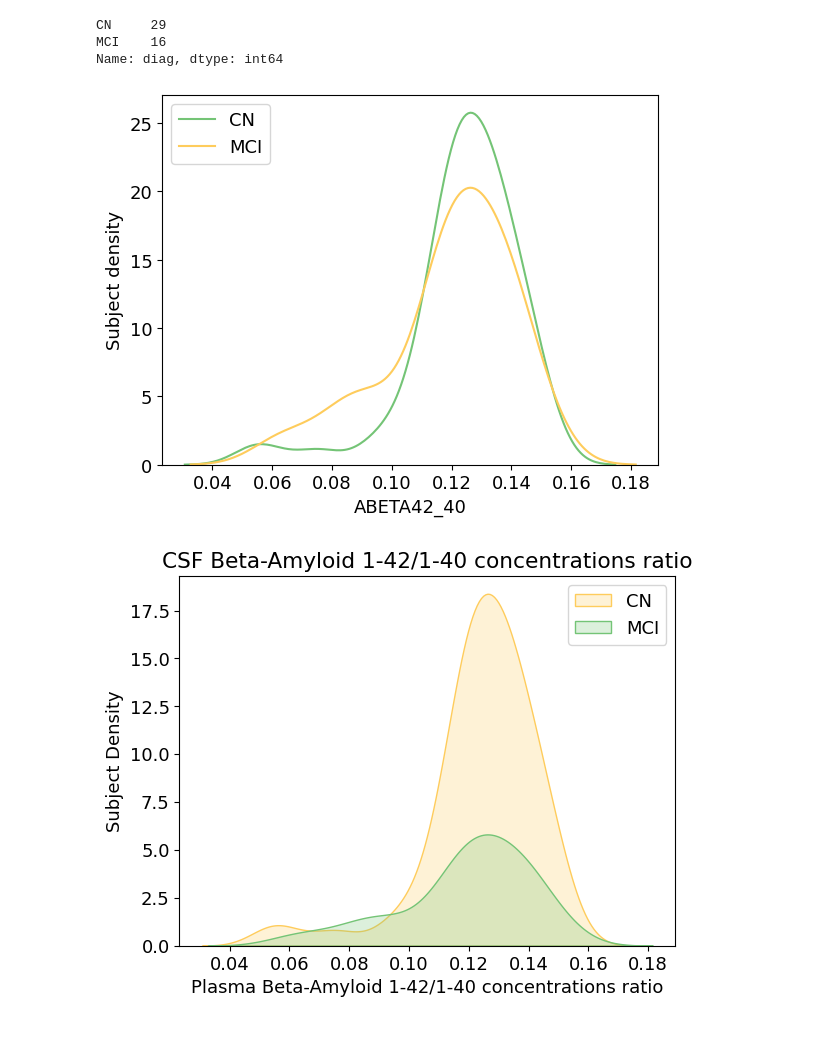
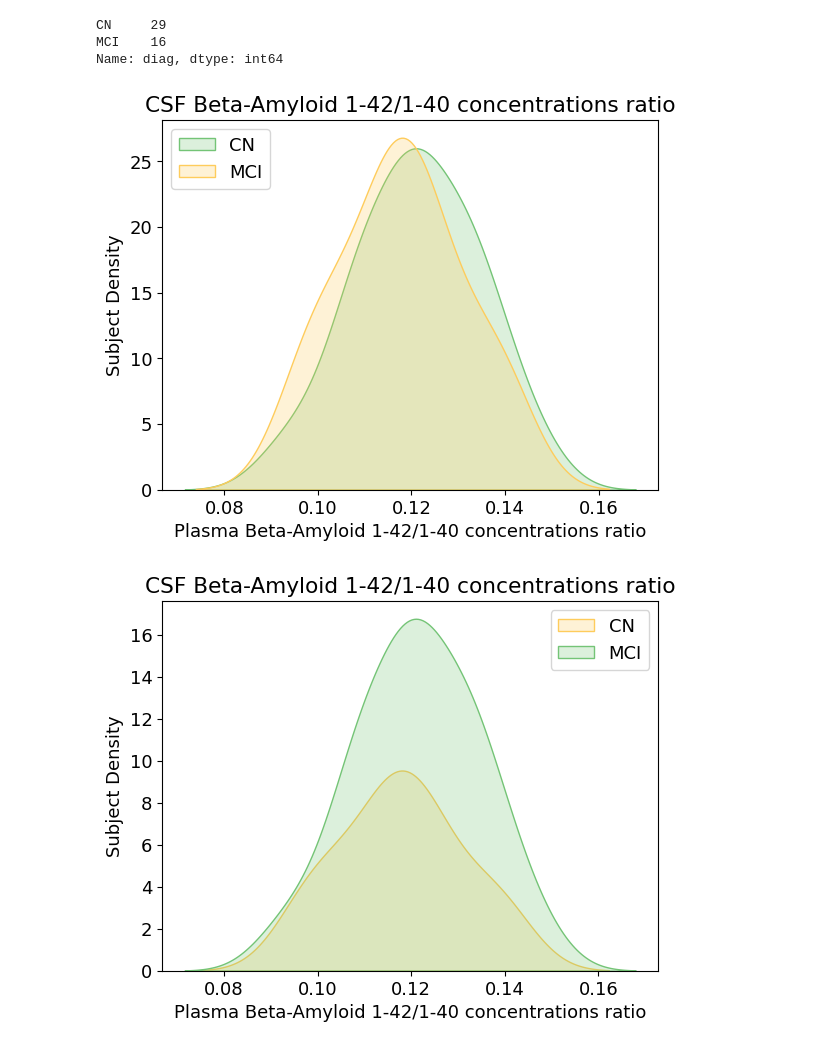
Before and after one commit to giocoal/ADNI-brain-MRI-alzheimer-WGAN-generation-and-classification, a Jupyter notebook: notebooks/biospecimen_analysis.ipynb, the cells around one changed output. Drawn from its saved outputs; the diff is of its cells as text; code cells hidden in the pictures.

```diff
--- a/notebooks/biospecimen_analysis.ipynb
+++ b/notebooks/biospecimen_analysis.ipynb
@@ -448,20 +461,20 @@ Name: diag, dtype: int64
 # %%
 #plt.xlim(0, 15)
 
-fig = sns.kdeplot(df_plasma_amyloid_merged[(df_plasma_amyloid_merged['diag'] == 'CN') & (~df_plasma_amyloid_merged['ABETA42_40'].isna())]['ABETA42_40'], color='#74c476')
-fig = sns.kdeplot(df_plasma_amyloid_merged[(df_plasma_amyloid_merged['diag'] == 'MCI') & (~df_plasma_amyloid_merged['ABETA42_40'].isna())]['ABETA42_40'], color='#fecc5c')
-fig = sns.kdeplot(df_plasma_amyloid_merged[(df_plasma_amyloid_merged['diag'] == 'AD') & (~df_plasma_amyloid_merged['ABETA42_40'].isna())]['ABETA42_40'], color='#fc9272')
+fig = sns.kdeplot(df_plasma_amyloid_merged_grouped[(df_plasma_amyloid_merged_grouped['diag'] == 'CN') & (~df_plasma_amyloid_merged_grouped['ABETA42_40'].isna())]['ABETA42_40'], fill=True, color='#74c476')
+fig = sns.kdeplot(df_plasma_amyloid_merged_grouped[(df_plasma_amyloid_merged_grouped['diag'] == 'MCI') & (~df_plasma_amyloid_merged_grouped['ABETA42_40'].isna())]['ABETA42_40'], fill=True, color='#fecc5c')
+fig = sns.kdeplot(df_plasma_amyloid_merged_grouped[(df_plasma_amyloid_merged_grouped['diag'] == 'AD') & (~df_plasma_amyloid_merged_grouped['ABETA42_40'].isna())]['ABETA42_40'], fill=True, color='#fc9272')
 
 plt.legend(['CN', 'MCI', 'AD'], loc='upper left')
 
-fig.set(ylabel='Subject density');
+fig.set(ylabel='Subject Density', xlabel='Plasma Beta-Amyloid 1-42/1-40 concentrations ratio', title='CSF Beta-Amyloid 1-42/1-40 concentrations ratio');
 # %% [output]
-[figure, old version]
+[figure, new version]
 # %%
 #plt.xlim(0, 4)
 plt.rcParams.update({'font.size': 13})
 colors = ['#74c476', '#fecc5c']
-fig = sns.kdeplot(data = df_plasma_amyloid_merged[~df_plasma_amyloid_merged['ABETA42_40'].isna()].reset_index(drop=True), hue = 'diag', x='ABETA42_40', fill = True, palette = colors)
+fig = sns.kdeplot(data = df_plasma_amyloid_merged_grouped[~df_plasma_amyloid_merged_grouped['ABETA42_40'].isna()].reset_index(drop=True), hue = 'diag', x='ABETA42_40', fill = True, palette = colors)
 #fig = sns.kdeplot(df_tau_merged[(df_tau_merged['diag'] == 'MCI') & (~df_tau_merged['PLASMATAU'].isna())]['PLASMATAU'], color='#fecc5c')
 #fig = sns.kdeplot(df_tau_merged[(df_tau_merged['diag'] == 'AD') & (~df_tau_merged['PLASMATAU'].isna())]['PLASMATAU'], color='#fc9272')
 
@@ -469,4 +482,4 @@ plt.legend(['CN', 'MCI', 'AD'], loc='upper right')
 
 fig.set(ylabel='Subject Density', xlabel='Plasma Beta-Amyloid 1-42/1-40 concentrations ratio', title='CSF Beta-Amyloid 1-42/1-40 concentrations ratio');
 # %% [output]
-[figure, old version]
+[figure, new version]
```
Also changed, not shown: parts of 3 cells of this notebook, 1 other file.
